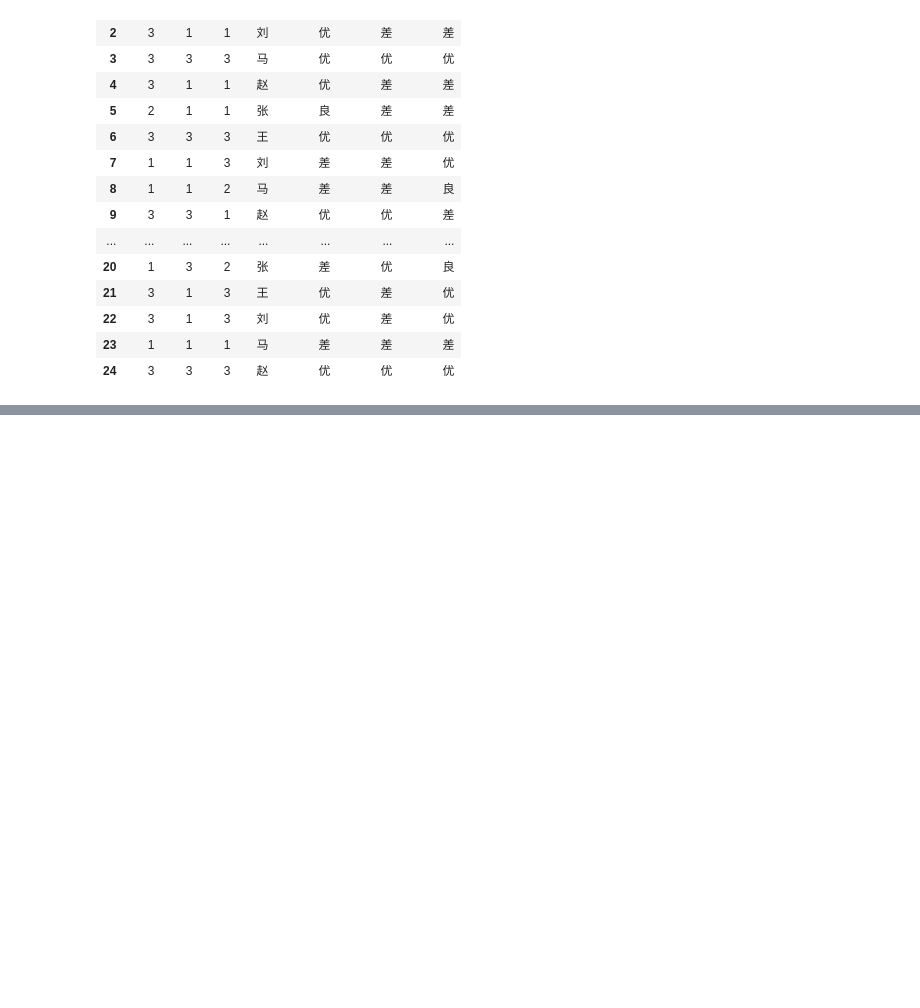
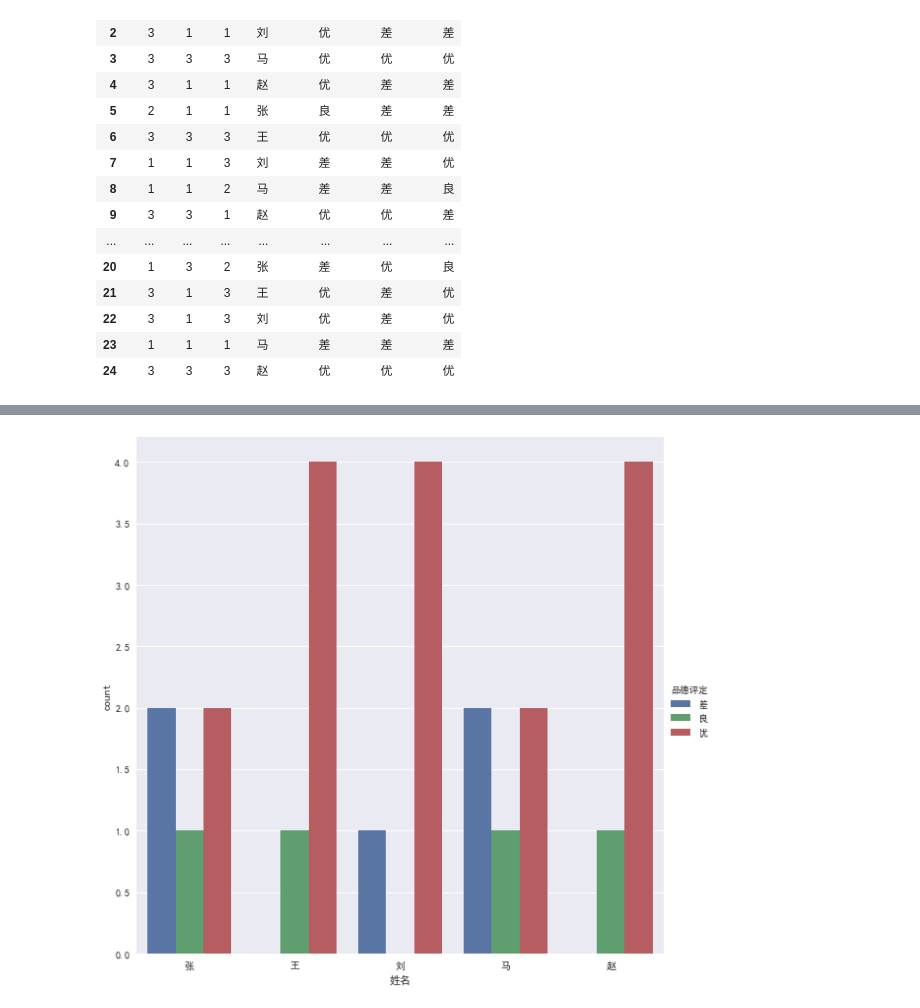
Before and after one commit to cuixiaozeng/vote, a Jupyter notebook: vote.ipynb, the cells around one changed output, grey strips where cells are left out. Saved outputs shown, nothing was run; the diff lists cells and outputs as text; code cells hidden in the pictures; blank space fills up the shorter version.

```diff
--- a/vote.ipynb
+++ b/vote.ipynb
@@ -78,0 +101,4 @@ result_to_plot(j)
+# %%
+sns.factorplot('姓名',data=df,kind='count',hue='品德评定',size=8);
+# %% [output]
+[figure, added]
```
Also changed, not shown: parts of 10 cells of this notebook.
